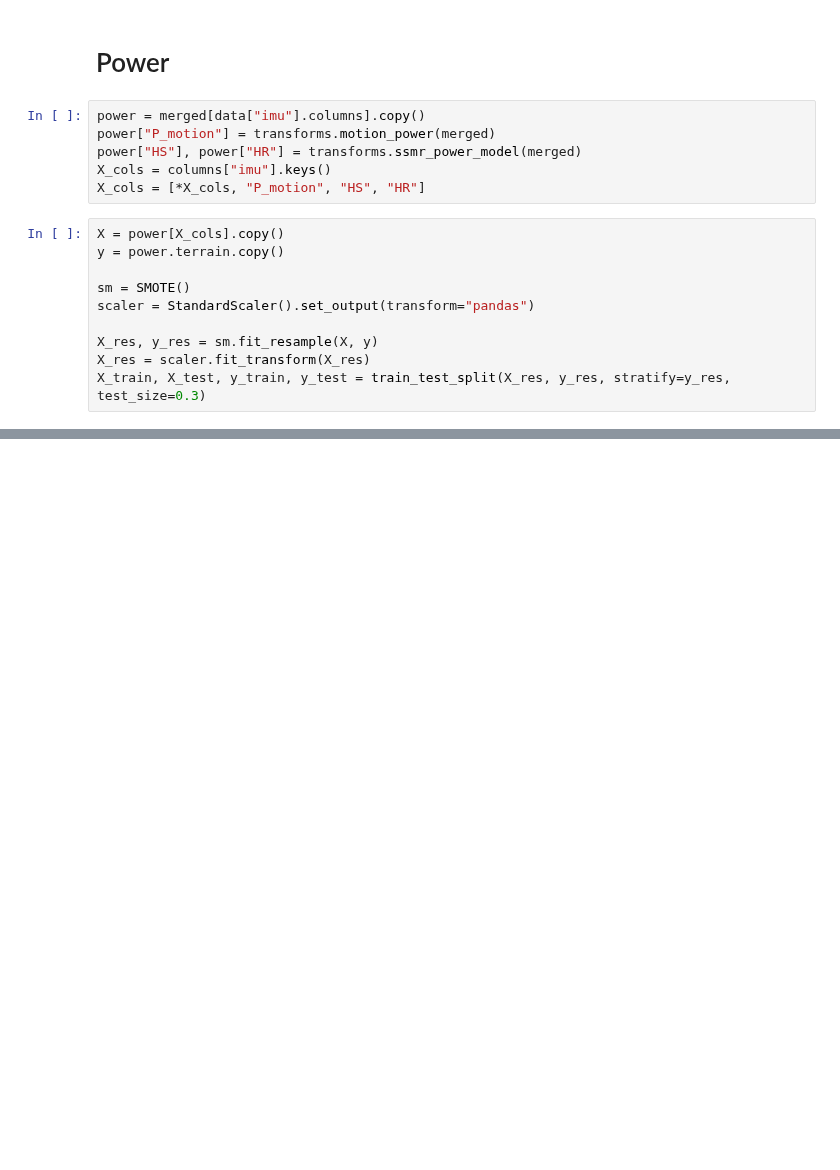
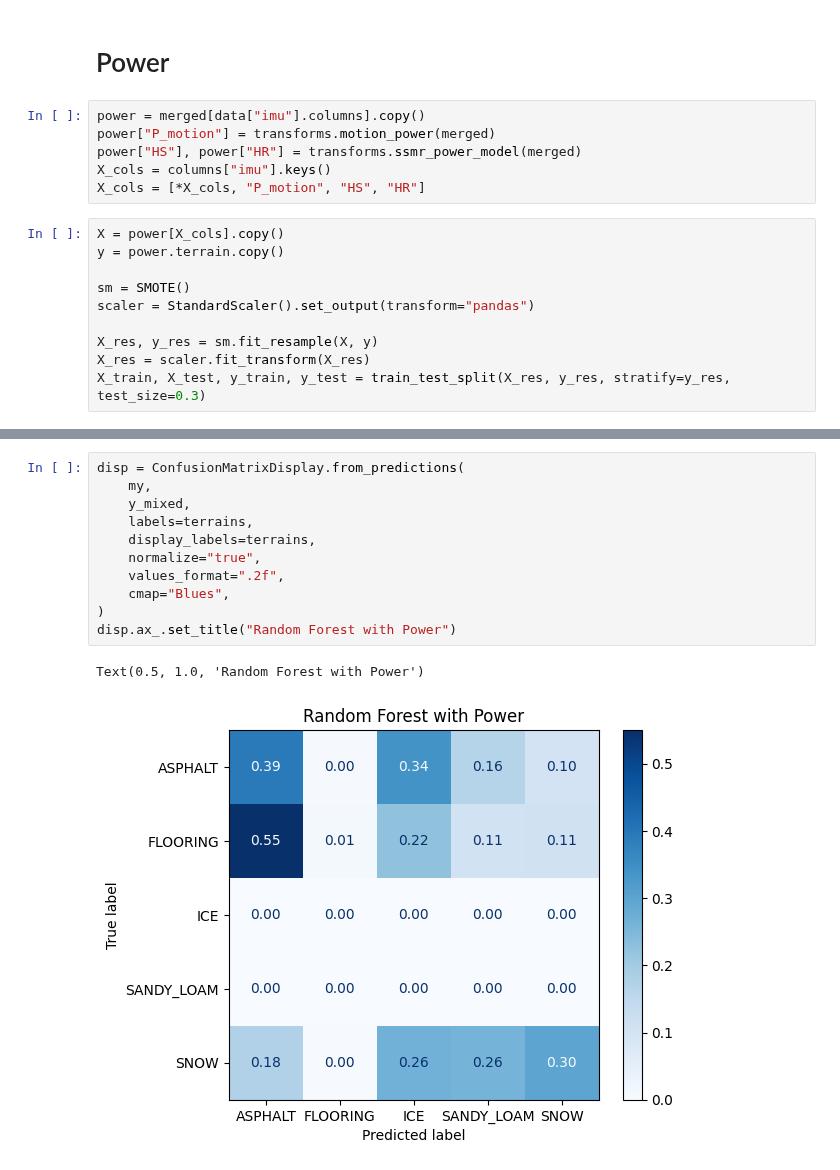
Before and after one commit to norlab-ulaval/BorealTC, a Jupyter notebook: model_rf.ipynb, the cells around one changed output, grey strips where cells are left out. Drawn from its saved outputs; the diff is of its cells as text; blank space fills up the shorter version.

```diff
--- a/model_rf.ipynb
+++ b/model_rf.ipynb
@@ -211,0 +270,14 @@ disp.ax_.set_title("Random Forest with Power")
+# %%
+disp = ConfusionMatrixDisplay.from_predictions(
+    my,
+    y_mixed,
+    labels=terrains,
+    display_labels=terrains,
+    normalize="true",
+    values_format=".2f",
+    cmap="Blues",
+)
+disp.ax_.set_title("Random Forest with Power")
+# %% [output]
+Text(0.5, 1.0, 'Random Forest with Power')
+[figure, added]
```
Also changed, not shown: parts of 13 cells of this notebook, 1 other file.
